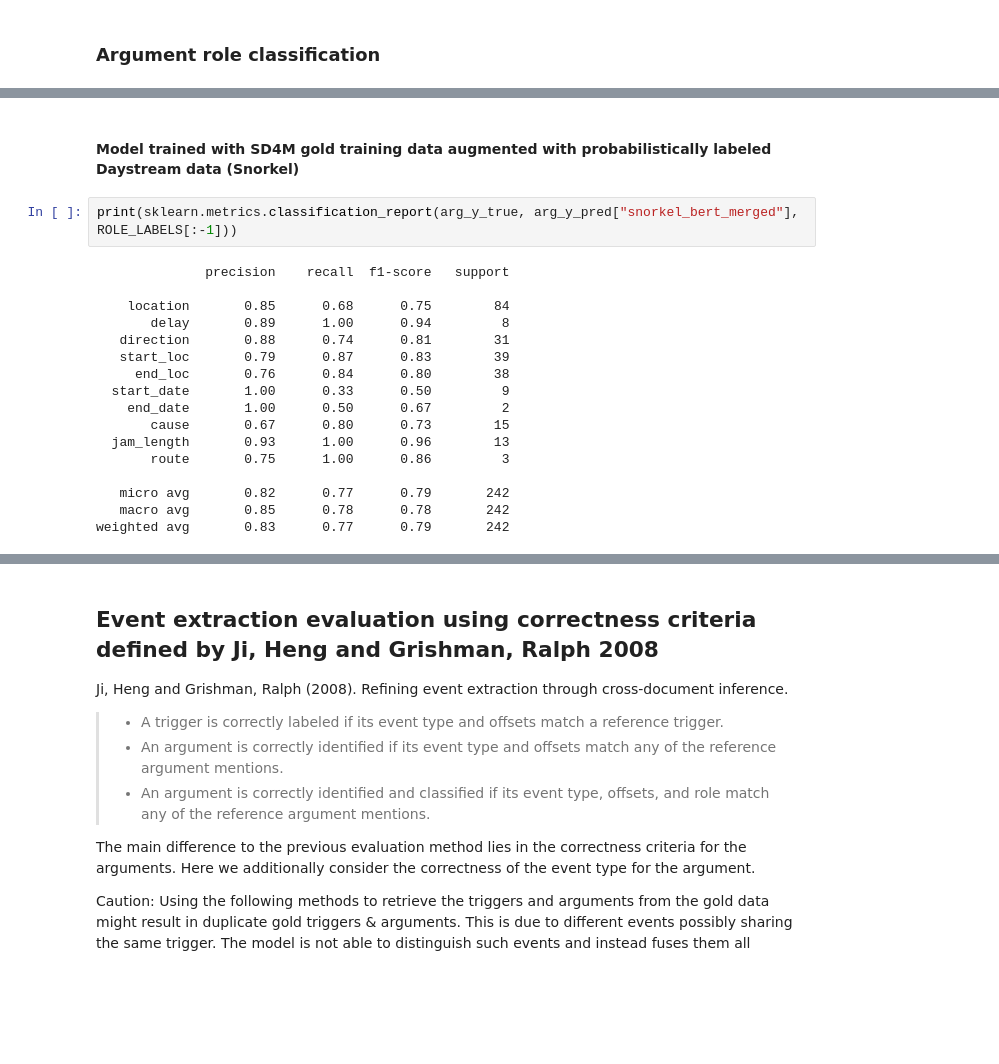
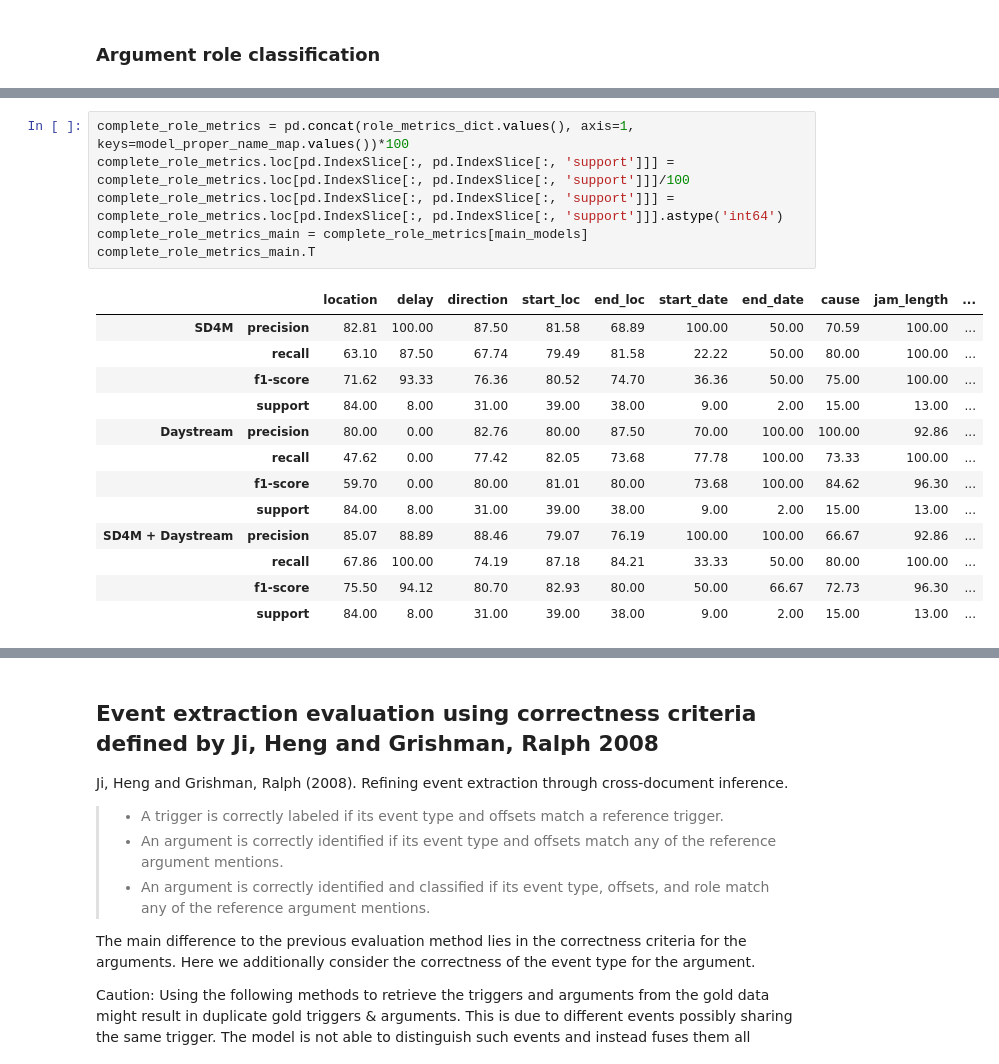
Before and after one commit to DFKI-NLP/eventx, a Jupyter notebook: analysis/notebooks/eventx_analysis.ipynb, the cells around one changed output, grey strips where cells are left out. Drawn from its saved outputs; the diff is of its cells as text; blank space fills up the shorter version.

```diff
--- a/analysis/notebooks/eventx_analysis.ipynb
+++ b/analysis/notebooks/eventx_analysis.ipynb
@@ -191,21 +172,20 @@ weighted avg       0.81      0.65      0.71       242
-# %% [markdown]
-#### Model trained with SD4M gold training data augmented with probabilistically labeled Daystream data (Snorkel)
-# %%
-print(sklearn.metrics.classification_report(arg_y_true, arg_y_pred["snorkel_bert_merged"], ROLE_LABELS[:-1]))
-# %% [output]
-              precision    recall  f1-score   support
-
-    location       0.85      0.68      0.75        84
-       delay       0.89      1.00      0.94         8
-   direction       0.88      0.74      0.81        31
-   start_loc       0.79      0.87      0.83        39
-     end_loc       0.76      0.84      0.80        38
-  start_date       1.00      0.33      0.50         9
-    end_date       1.00      0.50      0.67         2
-       cause       0.67      0.80      0.73        15
-  jam_length       0.93      1.00      0.96        13
-       route       0.75      1.00      0.86         3
-
-   micro avg       0.82      0.77      0.79       242
-   macro avg       0.85      0.78      0.78       242
-weighted avg       0.83      0.77      0.79       242
+# %%
+complete_role_metrics = pd.concat(role_metrics_dict.values(), axis=1, keys=model_proper_name_map.values())*100
+complete_role_metrics.loc[pd.IndexSlice[:, pd.IndexSlice[:, 'support']]] = complete_role_metrics.loc[pd.IndexSlice[:, pd.IndexSlice[:, 'support']]]/100
+complete_role_metrics.loc[pd.IndexSlice[:, pd.IndexSlice[:, 'support']]] = complete_role_metrics.loc[pd.IndexSlice[:, pd.IndexSlice[:, 'support']]].astype('int64')
+complete_role_metrics_main = complete_role_metrics[main_models]
+complete_role_metrics_main.T
+# %% [output]
+|  |  | location | delay | direction | start_loc | end_loc | start_date | end_date | cause | jam_length | ... |
+| SD4M | precision | 82.81 | 100.00 | 87.50 | 81.58 | 68.89 | 100.00 | 50.00 | 70.59 | 100.00 | ... |
+|  | recall | 63.10 | 87.50 | 67.74 | 79.49 | 81.58 | 22.22 | 50.00 | 80.00 | 100.00 | ... |
+|  | f1-score | 71.62 | 93.33 | 76.36 | 80.52 | 74.70 | 36.36 | 50.00 | 75.00 | 100.00 | ... |
+|  | support | 84.00 | 8.00 | 31.00 | 39.00 | 38.00 | 9.00 | 2.00 | 15.00 | 13.00 | ... |
+| Daystream | precision | 80.00 | 0.00 | 82.76 | 80.00 | 87.50 | 70.00 | 100.00 | 100.00 | 92.86 | ... |
+|  | recall | 47.62 | 0.00 | 77.42 | 82.05 | 73.68 | 77.78 | 100.00 | 73.33 | 100.00 | ... |
+|  | f1-score | 59.70 | 0.00 | 80.00 | 81.01 | 80.00 | 73.68 | 100.00 | 84.62 | 96.30 | ... |
+|  | support | 84.00 | 8.00 | 31.00 | 39.00 | 38.00 | 9.00 | 2.00 | 15.00 | 13.00 | ... |
+| SD4M + Daystream | precision | 85.07 | 88.89 | 88.46 | 79.07 | 76.19 | 100.00 | 100.00 | 66.67 | 92.86 | ... |
+|  | recall | 67.86 | 100.00 | 74.19 | 87.18 | 84.21 | 33.33 | 50.00 | 80.00 | 100.00 | ... |
+|  | f1-score | 75.50 | 94.12 | 80.70 | 82.93 | 80.00 | 50.00 | 66.67 | 72.73 | 96.30 | ... |
+|  | support | 84.00 | 8.00 | 31.00 | 39.00 | 38.00 | 9.00 | 2.00 | 15.00 | 13.00 | ... |
```
Also changed, not shown: parts of 61 cells of this notebook, 2 other files.
